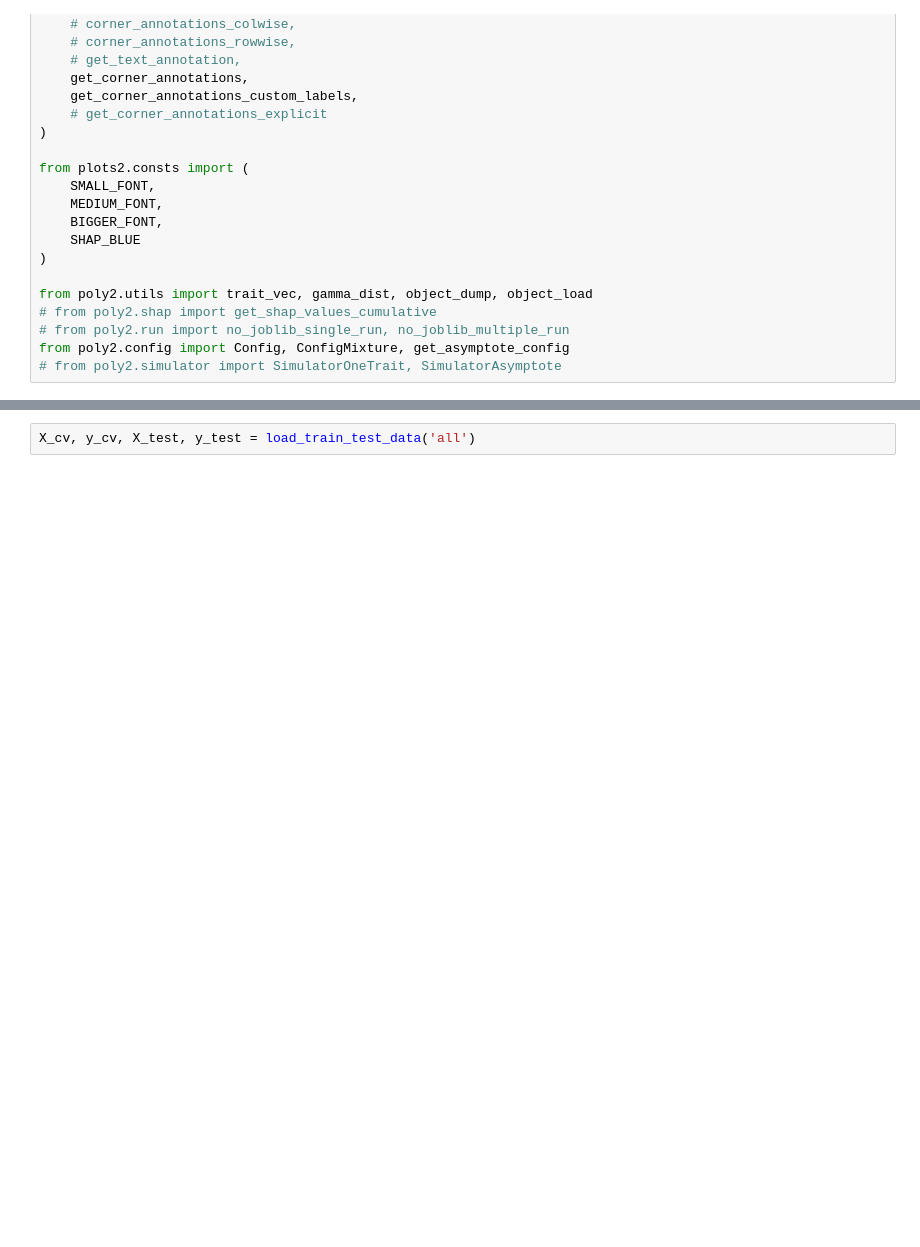
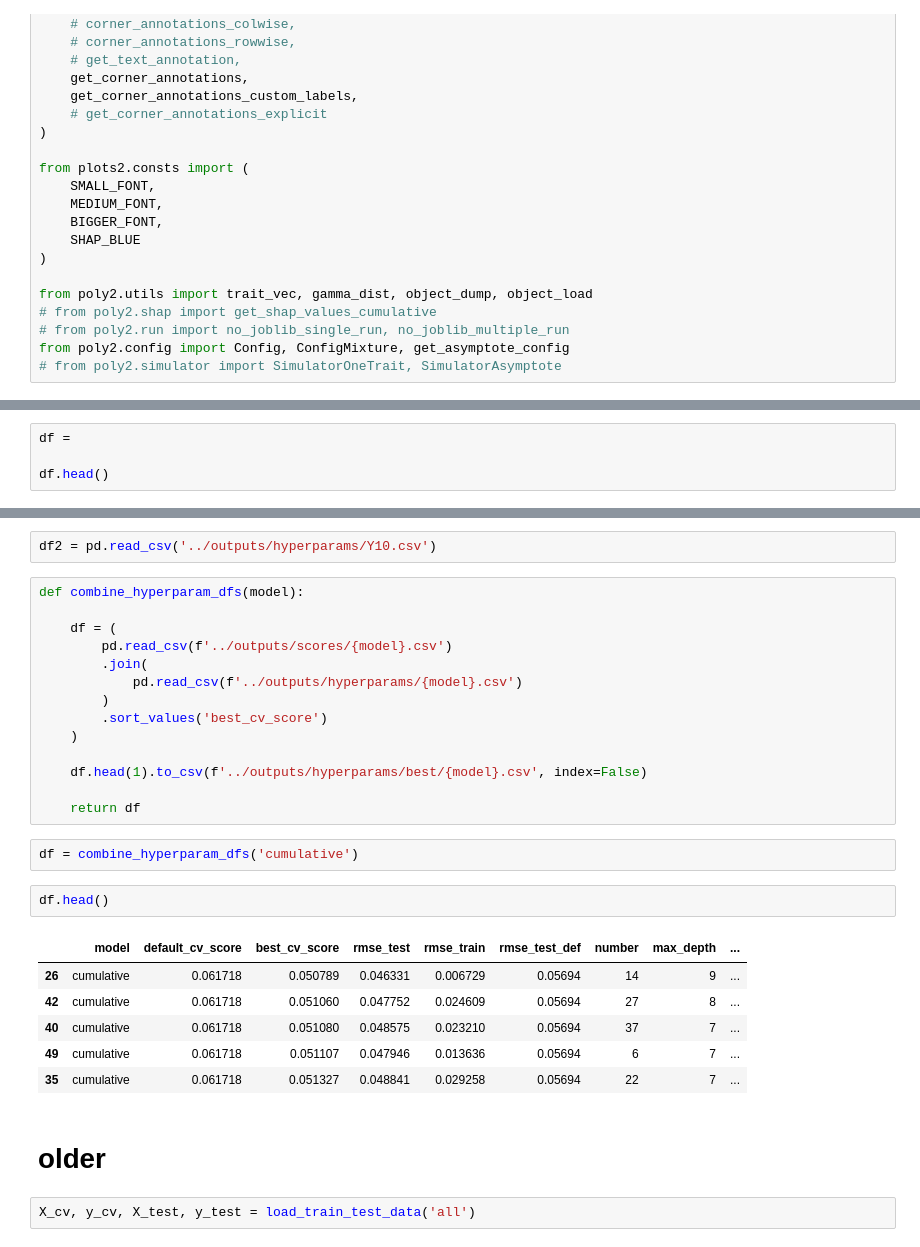
Before and after one commit to nt409/quant-res-doses, a Jupyter notebook: notebooks/121_rough_xgb.ipynb, the cells around one changed output, grey strips where cells are left out. Drawn from its saved outputs; the diff is of its cells as text; blank space fills up the shorter version.

```diff
--- a/notebooks/121_rough_xgb.ipynb
+++ b/notebooks/121_rough_xgb.ipynb
@@ -53,0 +55,4 @@ from optuna.samplers import TPESampler
+# %%
+df =
+
+df.head()
@@ -54,3 +72,32 @@ from optuna.samplers import TPESampler
+# %%
+df2 = pd.read_csv('../outputs/hyperparams/Y10.csv')
+# %%
+def combine_hyperparam_dfs(model):
+
+    df = (
+        pd.read_csv(f'../outputs/scores/{model}.csv')
+        .join(
+            pd.read_csv(f'../outputs/hyperparams/{model}.csv')
+        )
+        .sort_values('best_cv_score')
+    )
+
+    df.head(1).to_csv(f'../outputs/hyperparams/best/{model}.csv', index=False)
+
+    return df
+# %%
+df = combine_hyperparam_dfs('cumulative')
+# %%
+df.head()
+# %% [output]
+|  | model | default_cv_score | best_cv_score | rmse_test | rmse_train | rmse_test_def | number | max_depth | ... |
+| 26 | cumulative | 0.061718 | 0.050789 | 0.046331 | 0.006729 | 0.05694 | 14 | 9 | ... |
+| 42 | cumulative | 0.061718 | 0.051060 | 0.047752 | 0.024609 | 0.05694 | 27 | 8 | ... |
+| 40 | cumulative | 0.061718 | 0.051080 | 0.048575 | 0.023210 | 0.05694 | 37 | 7 | ... |
+| 49 | cumulative | 0.061718 | 0.051107 | 0.047946 | 0.013636 | 0.05694 | 6 | 7 | ... |
+| 35 | cumulative | 0.061718 | 0.051327 | 0.048841 | 0.029258 | 0.05694 | 22 | 7 | ... |
+# %% [markdown]
+# older
 # %%
 X_cv, y_cv, X_test, y_test = load_train_test_data('all')
 # %%
```
Also changed, not shown: parts of 4 cells of this notebook, 5 other files.
